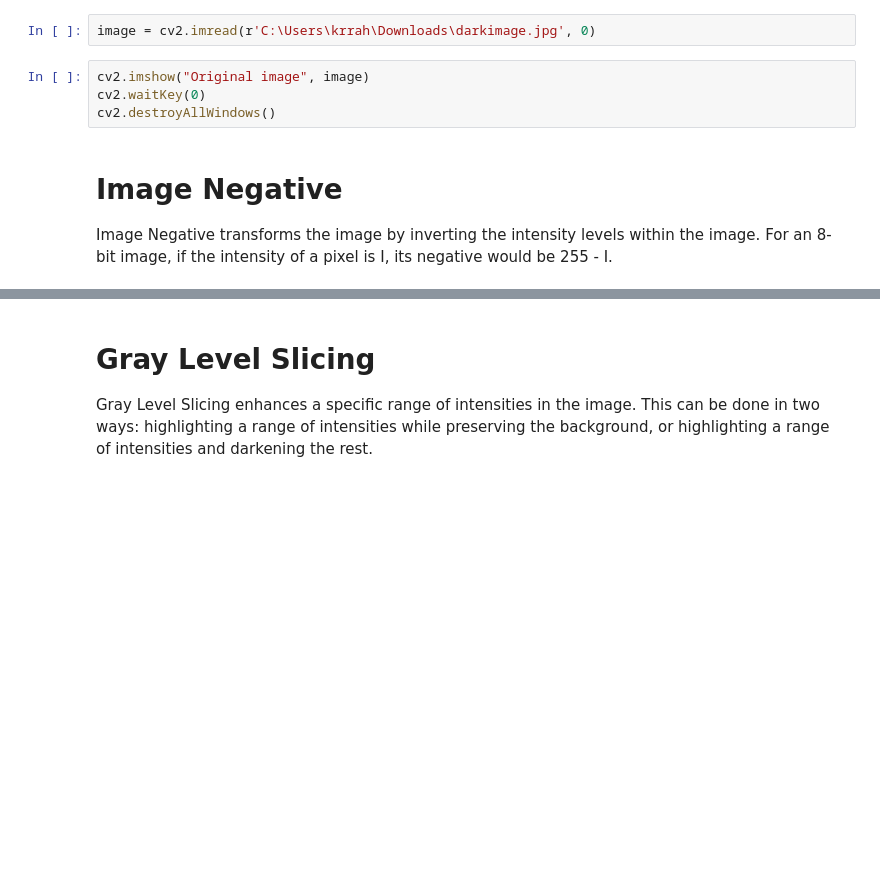
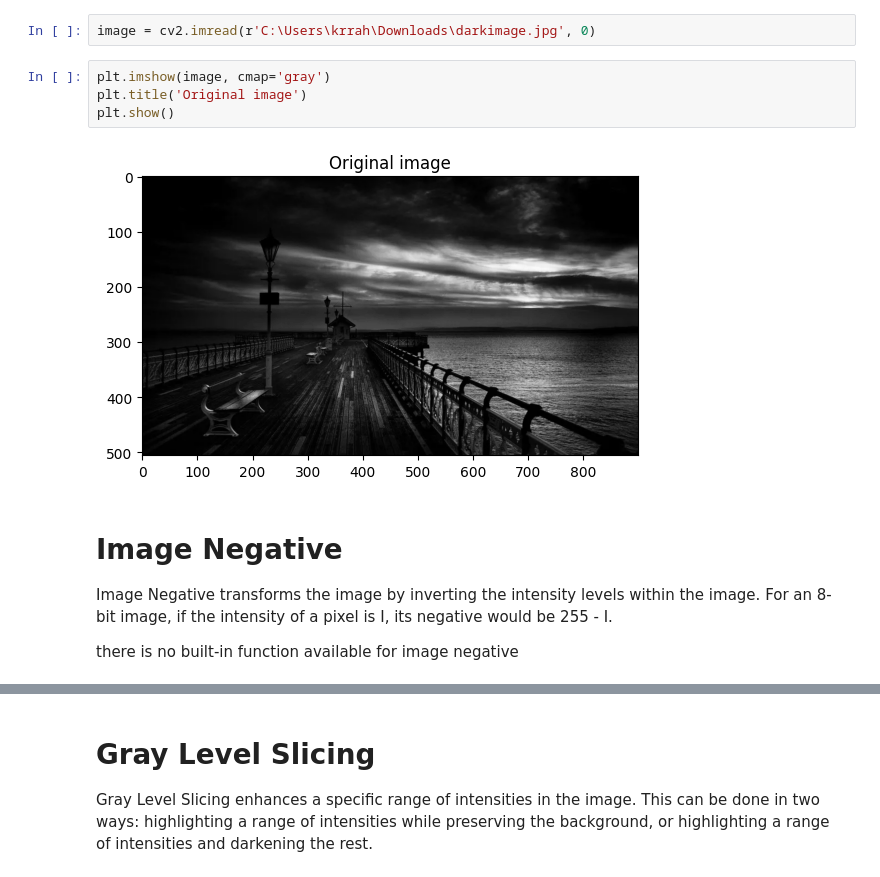
Before and after one commit to rahul-727/Computer-vision-lab-work, a Jupyter notebook: 2348544_CV_LAB_3.ipynb, the cells around one changed output, grey strips where cells are left out. Drawn from its saved outputs; the diff is of its cells as text; blank space fills up the shorter version.

```diff
--- a/2348544_CV_LAB_3.ipynb
+++ b/2348544_CV_LAB_3.ipynb
@@ -6,11 +6,15 @@ import numpy as np
 import matplotlib.pyplot as plt
 # %%
 image = cv2.imread(r'C:\Users\krrah\Downloads\darkimage.jpg', 0)
-# %%
-cv2.imshow("Original image", image)
-cv2.waitKey(0)
-cv2.destroyAllWindows()
+# %%
+plt.imshow(image, cmap='gray')
+plt.title('Original image')
+plt.show()
+# %% [output]
+[figure, added]
 # %% [markdown]
 # Image Negative
 Image Negative transforms the image by inverting the intensity levels within the image. For an 8-bit image, if the intensity of a pixel is I, its negative would be 255 - I.
+
+there is no built-in function available for image negative
 # %%
```
Also changed, not shown: parts of 4 cells of this notebook.
